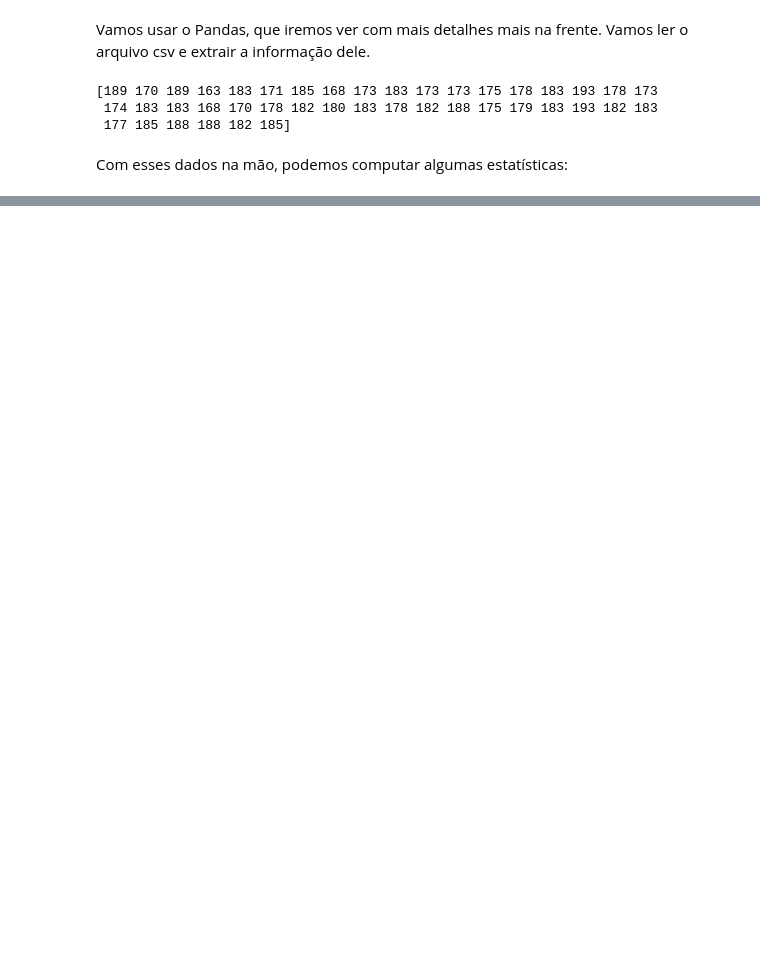
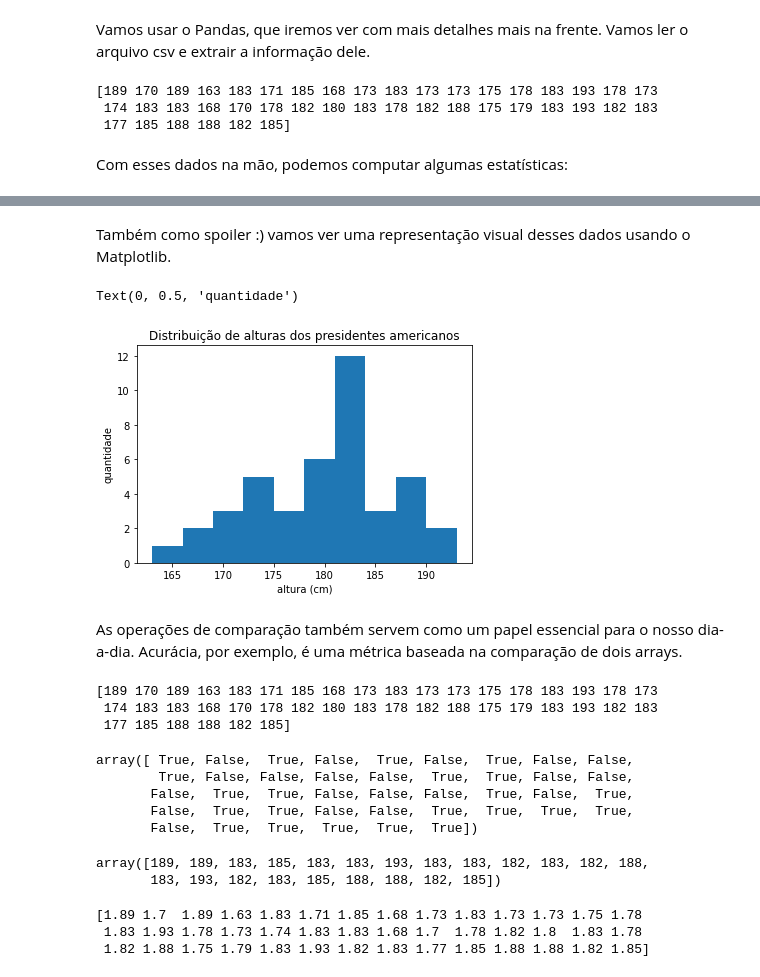
Before and after one commit to wlcosta/voxar-ml-workshop, a Jupyter notebook: ML_Workshop.ipynb, the cells around one changed output, grey strips where cells are left out. Saved outputs shown, nothing was run; the diff lists cells and outputs as text; code cells hidden in the pictures; blank space fills up the shorter version.

```diff
--- a/ML_Workshop.ipynb
+++ b/ML_Workshop.ipynb
@@ -454,0 +485,44 @@ print("Máximo:    ", heights.max())
+# %% [markdown]
+Também como spoiler :) vamos ver uma representação visual desses dados usando o Matplotlib.
+# %%
+%matplotlib inline
+import matplotlib.pyplot as plt
+
+plt.hist(heights)
+plt.title('Distribuição de alturas dos presidentes americanos')
+plt.xlabel('altura (cm)')
+plt.ylabel('quantidade')
+# %% [output]
+Text(0, 0.5, 'quantidade')
+[figure, added]
+# %% [markdown]
+As operações de comparação também servem como um papel essencial para o nosso dia-a-dia. Acurácia, por exemplo, é uma métrica baseada na comparação de dois arrays.
+# %%
+print(heights)
+# %% [output]
+[189 170 189 163 183 171 185 168 173 183 173 173 175 178 183 193 178 173
+ 174 183 183 168 170 178 182 180 183 178 182 188 175 179 183 193 182 183
+ 177 185 188 188 182 185]
+# %%
+# Quais presidentes são maiores que 1.80 m?
+heights > 180
+# %% [output]
+array([ True, False,  True, False,  True, False,  True, False, False,
+        True, False, False, False, False,  True,  True, False, False,
+       False,  True,  True, False, False, False,  True, False,  True,
+       False,  True,  True, False, False,  True,  True,  True,  True,
+       False,  True,  True,  True,  True,  True])
+# %%
+# E quais são as alturas?
+heights[heights>180]
+# %% [output]
+array([189, 189, 183, 185, 183, 183, 193, 183, 183, 182, 183, 182, 188,
+       183, 193, 182, 183, 185, 188, 188, 182, 185])
+# %%
+# Vamos converter pra metros
+metros = heights/100
+print(metros)
+# %% [output]
+[1.89 1.7  1.89 1.63 1.83 1.71 1.85 1.68 1.73 1.83 1.73 1.73 1.75 1.78
+ 1.83 1.93 1.78 1.73 1.74 1.83 1.83 1.68 1.7  1.78 1.82 1.8  1.83 1.78
+ 1.82 1.88 1.75 1.79 1.83 1.93 1.82 1.83 1.77 1.85 1.88 1.88 1.82 1.85]
```
Also changed, not shown: parts of 102 cells of this notebook.
